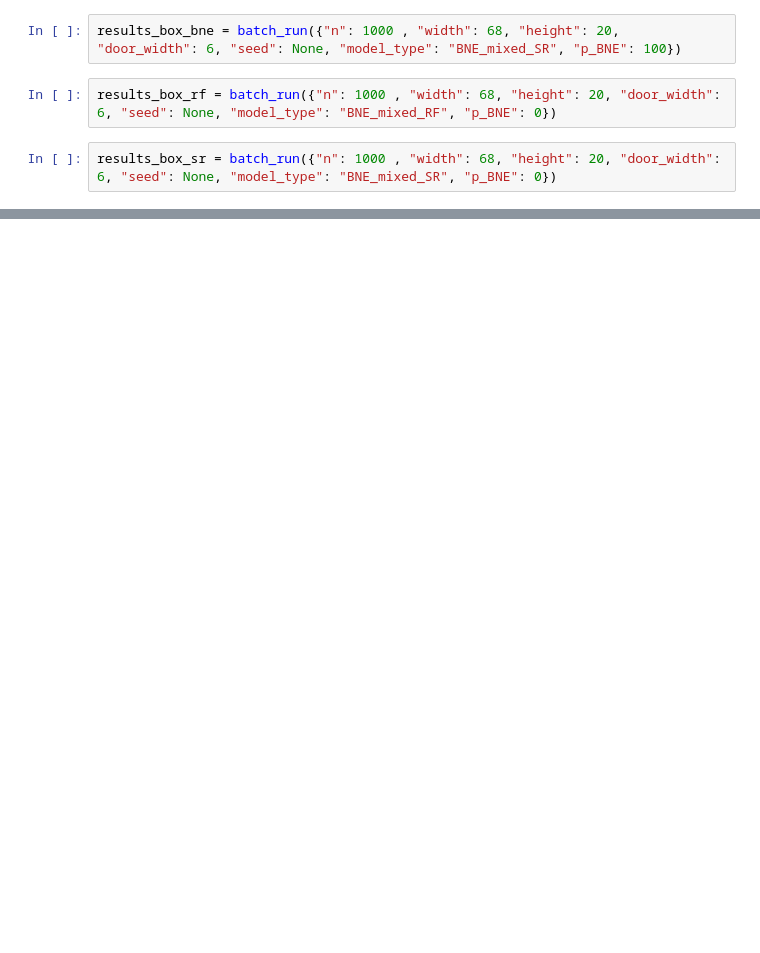
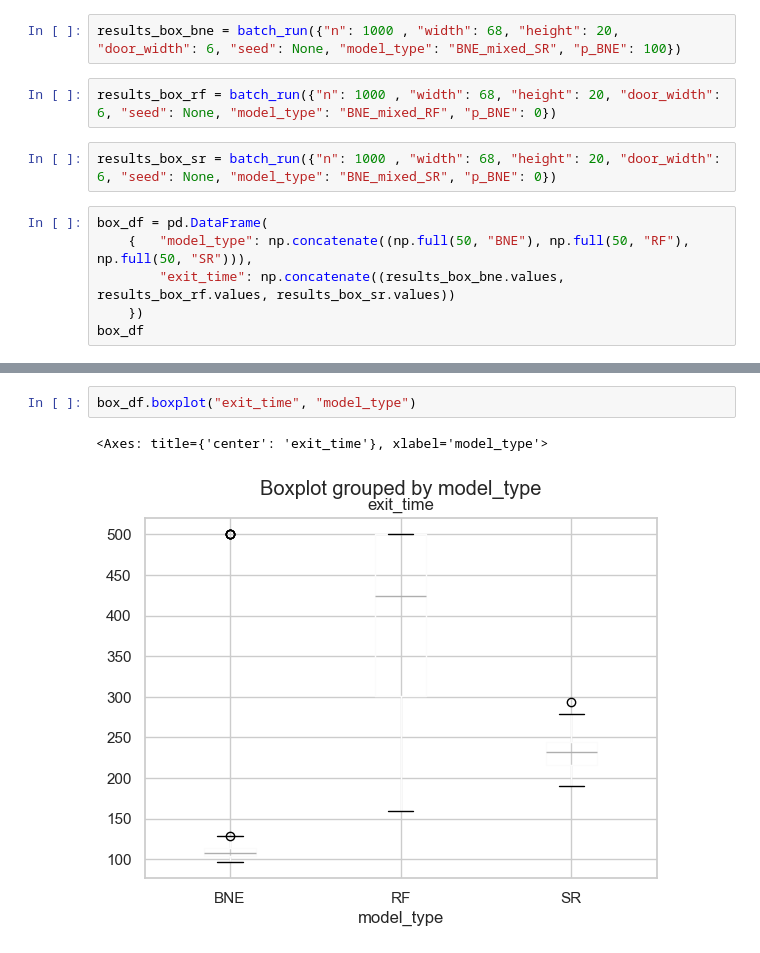
Before and after one commit to MateuszDziamba/matematyka_dla_przemys-u, a Jupyter notebook: symulacja_mesa/porownanie_metod.ipynb, the cells around one changed output, grey strips where cells are left out. Cells and saved outputs as stored; diff of their text form; blank space fills up the shorter version.

```diff
--- a/symulacja_mesa/porownanie_metod.ipynb
+++ b/symulacja_mesa/porownanie_metod.ipynb
@@ -38,3 +39,9 @@ results_box_bne = batch_run({"n": 1000 , "width": 68, "height": 20, "door_width"
 results_box_rf = batch_run({"n": 1000 , "width": 68, "height": 20, "door_width": 6, "seed": None, "model_type": "BNE_mixed_RF", "p_BNE": 0})
 # %%
 results_box_sr = batch_run({"n": 1000 , "width": 68, "height": 20, "door_width": 6, "seed": None, "model_type": "BNE_mixed_SR", "p_BNE": 0})
+# %%
+box_df = pd.DataFrame(
+    {   "model_type": np.concatenate((np.full(50, "BNE"), np.full(50, "RF"), np.full(50, "SR"))),
+        "exit_time": np.concatenate((results_box_bne.values, results_box_rf.values, results_box_sr.values))
+    })
+box_df
@@ -41,3 +62,8 @@ results_box_sr = batch_run({"n": 1000 , "width": 68, "height": 20, "door_width":
+# %%
+box_df.boxplot("exit_time", "model_type")
+# %% [output]
+<Axes: title={'center': 'exit_time'}, xlabel='model_type'>
+[figure, added]
 # %%
 sns.boxplot( np.array([results_box_bne, results_box_rf, results_box_sr]).T)
 plt.xticks(np.arange(3), ["BNE", "RF", "SR"])
```
Also changed, not shown: parts of 14 cells of this notebook.
